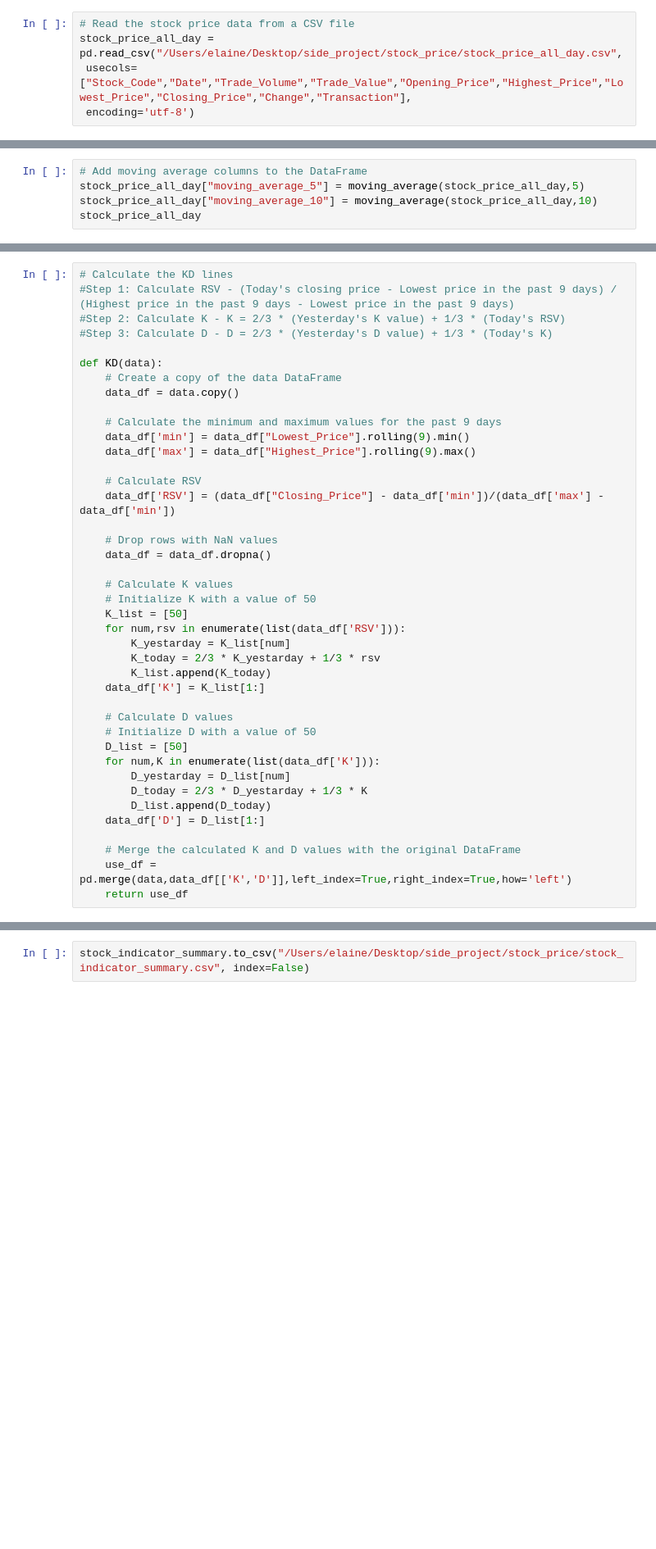
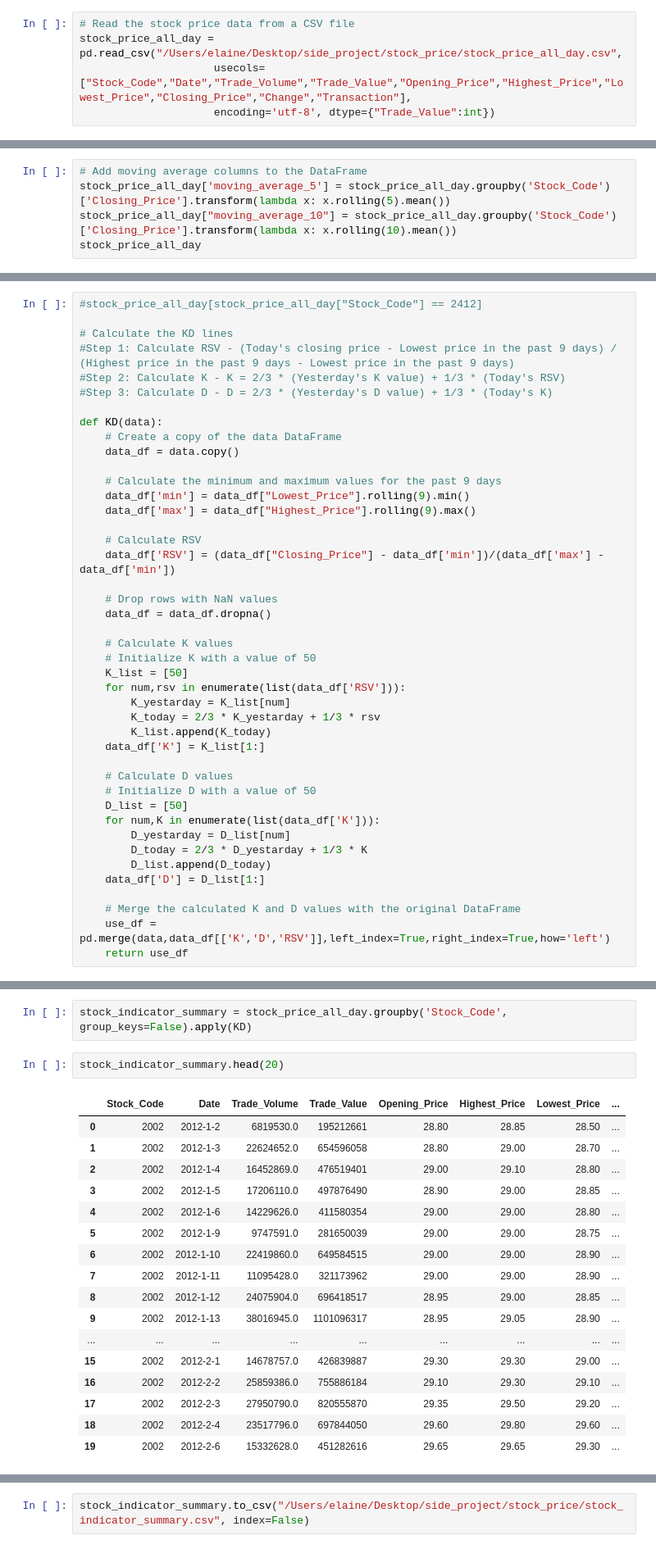
Before and after one commit to Elaine0103/Taiwan-Stock-Exchange, a Jupyter notebook: stock indicator.ipynb, the cells around one changed output, grey strips where cells are left out. Shown at 82% size. Cells and saved outputs as stored; diff of their text form; blank space fills up the shorter version.

Commit message:
stock indicator
stock indicator : groupby on "Stock_Code" to calculate the K/D/RSV values

```diff
--- a/stock indicator.ipynb
+++ b/stock indicator.ipynb
@@ -5,5 +6,5 @@ import csv
 # %%
 # Read the stock price data from a CSV file
 stock_price_all_day = pd.read_csv("/Users/elaine/Desktop/side_project/stock_price/stock_price_all_day.csv",
- usecols=["Stock_Code","Date","Trade_Volume","Trade_Value","Opening_Price","Highest_Price","Lowest_Price","Closing_Price","Change","Transaction"],
- encoding='utf-8')
+                     usecols=["Stock_Code","Date","Trade_Volume","Trade_Value","Opening_Price","Highest_Price","Lowest_Price","Closing_Price","Change","Transaction"],
+                     encoding='utf-8', dtype={"Trade_Value":int})
@@ -14,7 +11,7 @@ def moving_average(data,period):
 # %%
 # Add moving average columns to the DataFrame
-stock_price_all_day["moving_average_5"] = moving_average(stock_price_all_day,5)
-stock_price_all_day["moving_average_10"] = moving_average(stock_price_all_day,10)
+stock_price_all_day['moving_average_5'] = stock_price_all_day.groupby('Stock_Code')['Closing_Price'].transform(lambda x: x.rolling(5).mean())
+stock_price_all_day["moving_average_10"] = stock_price_all_day.groupby('Stock_Code')['Closing_Price'].transform(lambda x: x.rolling(10).mean())
 stock_price_all_day
 # %% [output]
 |  | Stock_Code | Date | Trade_Volume | Trade_Value | Opening_Price | Highest_Price | Lowest_Price | ... |
@@ -32,5 +29,7 @@ stock_price_all_day
 225716 rows × 12 columns
 # %%
+#stock_price_all_day[stock_price_all_day["Stock_Code"] == 2412]
+
 # Calculate the KD lines
 #Step 1: Calculate RSV - (Today's closing price - Lowest price in the past 9 days) / (Highest price in the past 9 days - Lowest price in the past 9 days)
 #Step 2: Calculate K - K = 2/3 * (Yesterday's K value) + 1/3 * (Today's RSV)
@@ -69,5 +68,5 @@ def KD(data):
     data_df['D'] = D_list[1:]
 
     # Merge the calculated K and D values with the original DataFrame
-    use_df = pd.merge(data,data_df[['K','D']],left_index=True,right_index=True,how='left')
+    use_df = pd.merge(data,data_df[['K','D','RSV']],left_index=True,right_index=True,how='left')
     return use_df
@@ -77,3 +73,25 @@ stock_indicator_summary = KD(stock_price_all_day)
+# %%
+stock_indicator_summary = stock_price_all_day.groupby('Stock_Code', group_keys=False).apply(KD)
+# %%
+stock_indicator_summary.head(20)
+# %% [output]
+|  | Stock_Code | Date | Trade_Volume | Trade_Value | Opening_Price | Highest_Price | Lowest_Price | ... |
+| 0 | 2002 | 2012-1-2 | 6819530.0 | 195212661 | 28.80 | 28.85 | 28.50 | ... |
+| 1 | 2002 | 2012-1-3 | 22624652.0 | 654596058 | 28.80 | 29.00 | 28.70 | ... |
+| 2 | 2002 | 2012-1-4 | 16452869.0 | 476519401 | 29.00 | 29.10 | 28.80 | ... |
+| 3 | 2002 | 2012-1-5 | 17206110.0 | 497876490 | 28.90 | 29.00 | 28.85 | ... |
+| 4 | 2002 | 2012-1-6 | 14229626.0 | 411580354 | 29.00 | 29.00 | 28.80 | ... |
+| 5 | 2002 | 2012-1-9 | 9747591.0 | 281650039 | 29.00 | 29.00 | 28.75 | ... |
+| 6 | 2002 | 2012-1-10 | 22419860.0 | 649584515 | 29.00 | 29.00 | 28.90 | ... |
+| 7 | 2002 | 2012-1-11 | 11095428.0 | 321173962 | 29.00 | 29.00 | 28.90 | ... |
+| 8 | 2002 | 2012-1-12 | 24075904.0 | 696418517 | 28.95 | 29.00 | 28.85 | ... |
+| 9 | 2002 | 2012-1-13 | 38016945.0 | 1101096317 | 28.95 | 29.05 | 28.90 | ... |
+| ... | ... | ... | ... | ... | ... | ... | ... | ... |
+| 15 | 2002 | 2012-2-1 | 14678757.0 | 426839887 | 29.30 | 29.30 | 29.00 | ... |
+| 16 | 2002 | 2012-2-2 | 25859386.0 | 755886184 | 29.10 | 29.30 | 29.10 | ... |
+| 17 | 2002 | 2012-2-3 | 27950790.0 | 820555870 | 29.35 | 29.50 | 29.20 | ... |
+| 18 | 2002 | 2012-2-4 | 23517796.0 | 697844050 | 29.60 | 29.80 | 29.60 | ... |
+| 19 | 2002 | 2012-2-6 | 15332628.0 | 451282616 | 29.65 | 29.65 | 29.30 | ... |
 # %%
 # Check for null values in the DataFrame
 stock_indicator_summary.isnull()
```
Also changed, not shown: parts of 13 cells of this notebook.
